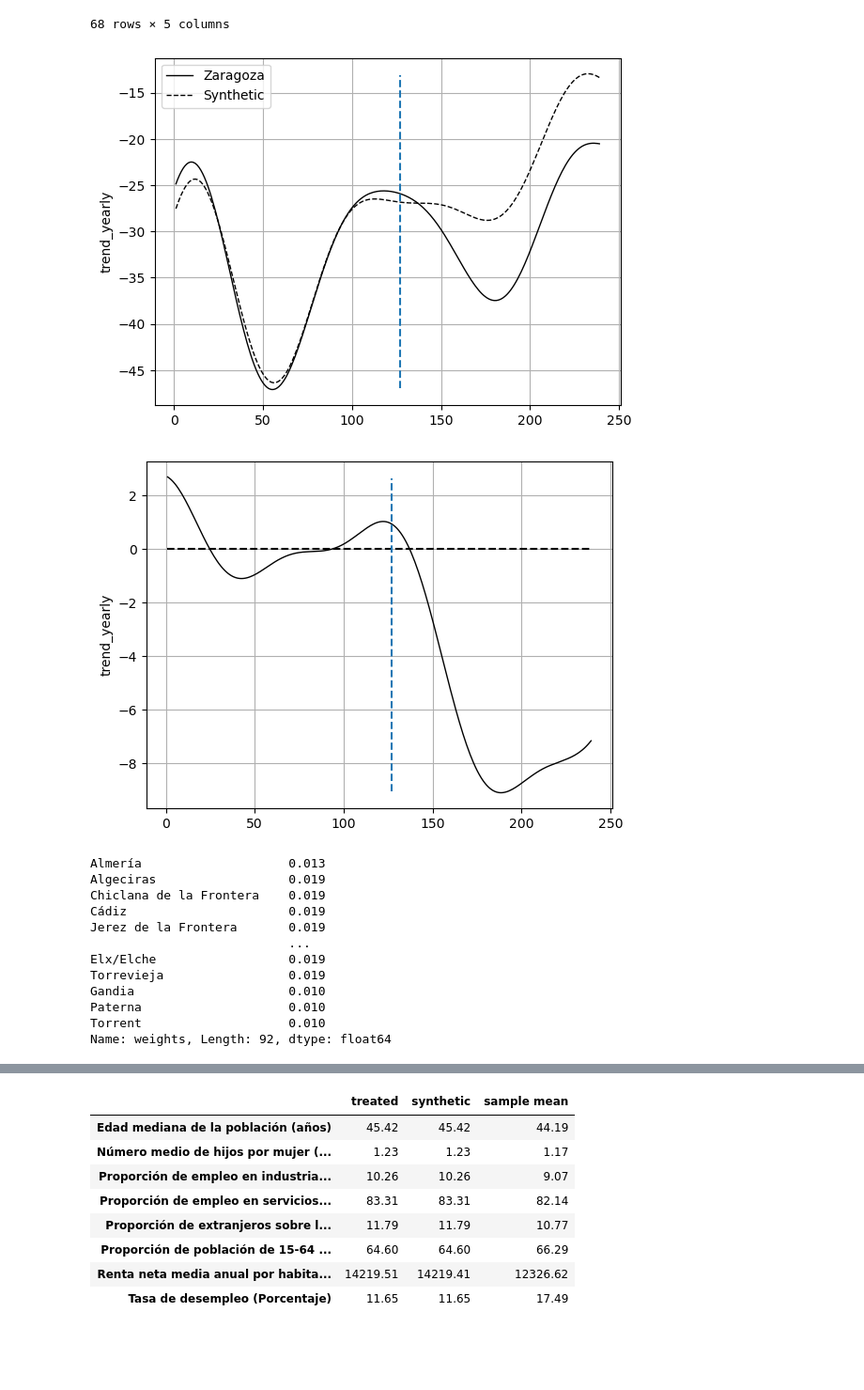
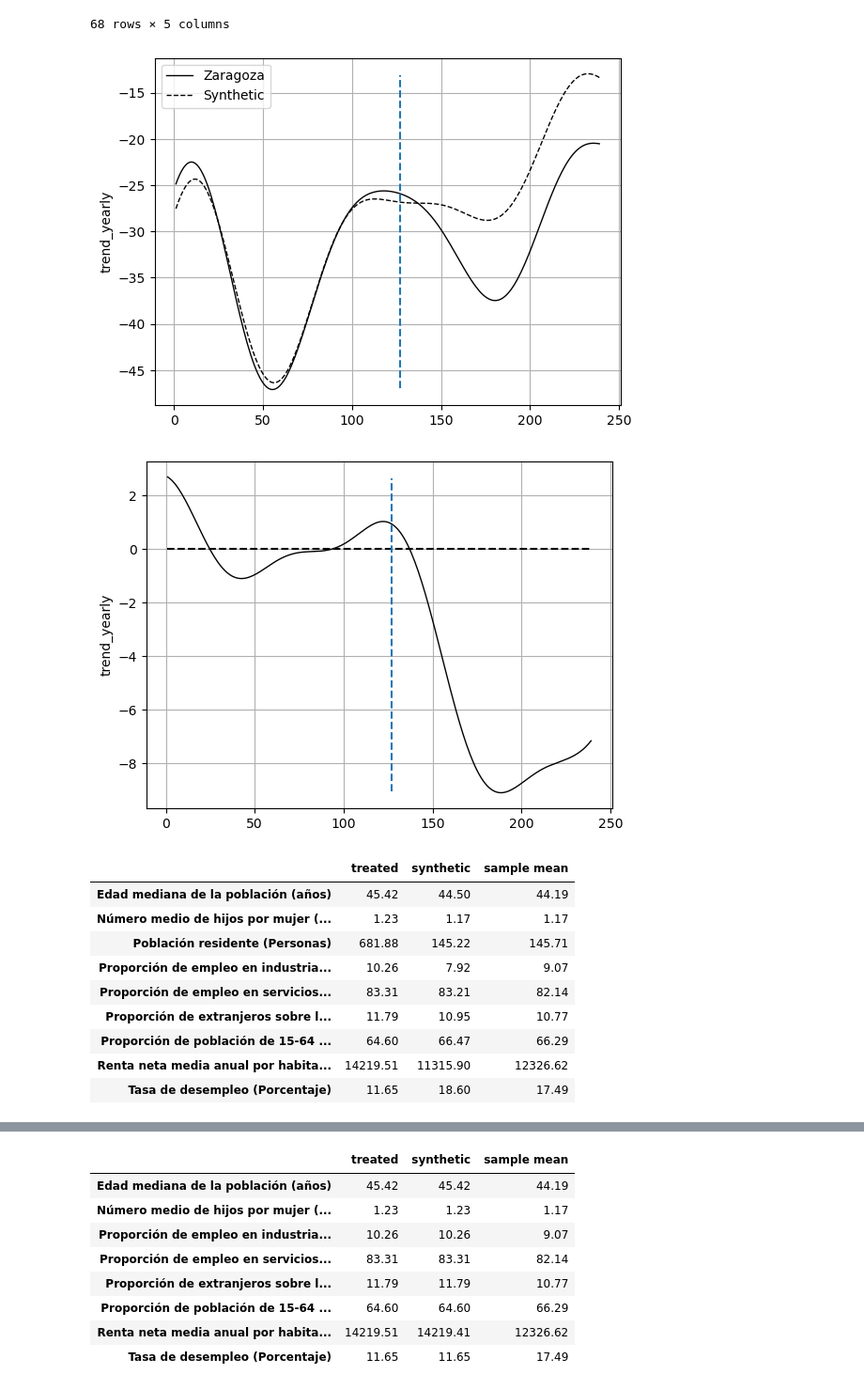
Before and after one commit to juancaros/IEDIS, a Jupyter notebook: Analysis.ipynb, the cells around one changed output, grey strips where cells are left out. Shown at 94% size. Saved outputs shown, nothing was run; the diff lists cells and outputs as text; code cells hidden in the pictures; blank space fills up the shorter version.

```diff
--- a/Analysis.ipynb
+++ b/Analysis.ipynb
@@ -228,23 +227,21 @@ synth.fit(dataprep, lambda_=0.1, sv_count=2)
 # %%
 synth.path_plot(time_period=range(1, 240), treatment_time=127)
 synth.gaps_plot(time_period=range(1, 240), treatment_time=127)
-#synth.summary()
-synth.weights()
+synth.summary()
+#synth.weights()
 # %% [output]
 [figure]
 [figure]
-Almería                    0.013
-Algeciras                  0.019
-Chiclana de la Frontera    0.019
-Cádiz                      0.019
-Jerez de la Frontera       0.019
-                           ...
-Elx/Elche                  0.019
-Torrevieja                 0.019
-Gandia                     0.010
-Paterna                    0.010
-Torrent                    0.010
-Name: weights, Length: 92, dtype: float64
+|  | treated | synthetic | sample mean |
+| Edad mediana de la población (años) | 45.42 | 44.50 | 44.19 |
+| Número medio de hijos por mujer (... | 1.23 | 1.17 | 1.17 |
+| Población residente (Personas) | 681.88 | 145.22 | 145.71 |
+| Proporción de empleo en industria... | 10.26 | 7.92 | 9.07 |
+| Proporción de empleo en servicios... | 83.31 | 83.21 | 82.14 |
+| Proporción de extranjeros sobre l... | 11.79 | 10.95 | 10.77 |
+| Proporción de población de 15-64 ... | 64.60 | 66.47 | 66.29 |
+| Renta neta media anual por habita... | 14219.51 | 11315.90 | 12326.62 |
+| Tasa de desempleo (Porcentaje) | 11.65 | 18.60 | 17.49 |
 # %%
 augsynth = AugSynth()
 augsynth.fit(dataprep=dataprep, lambda_=0.1)
```
Also changed, not shown: parts of 9 cells of this notebook.
